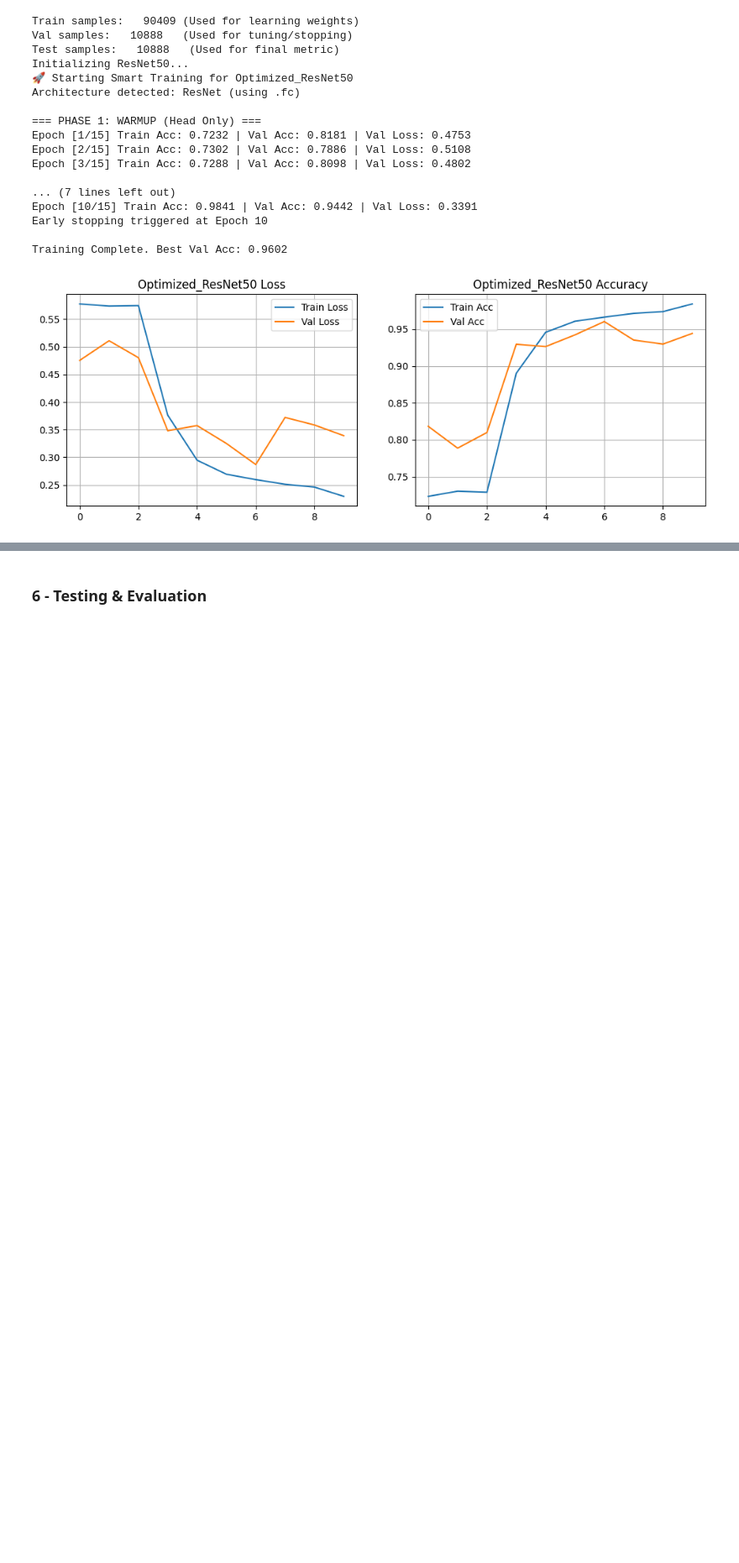
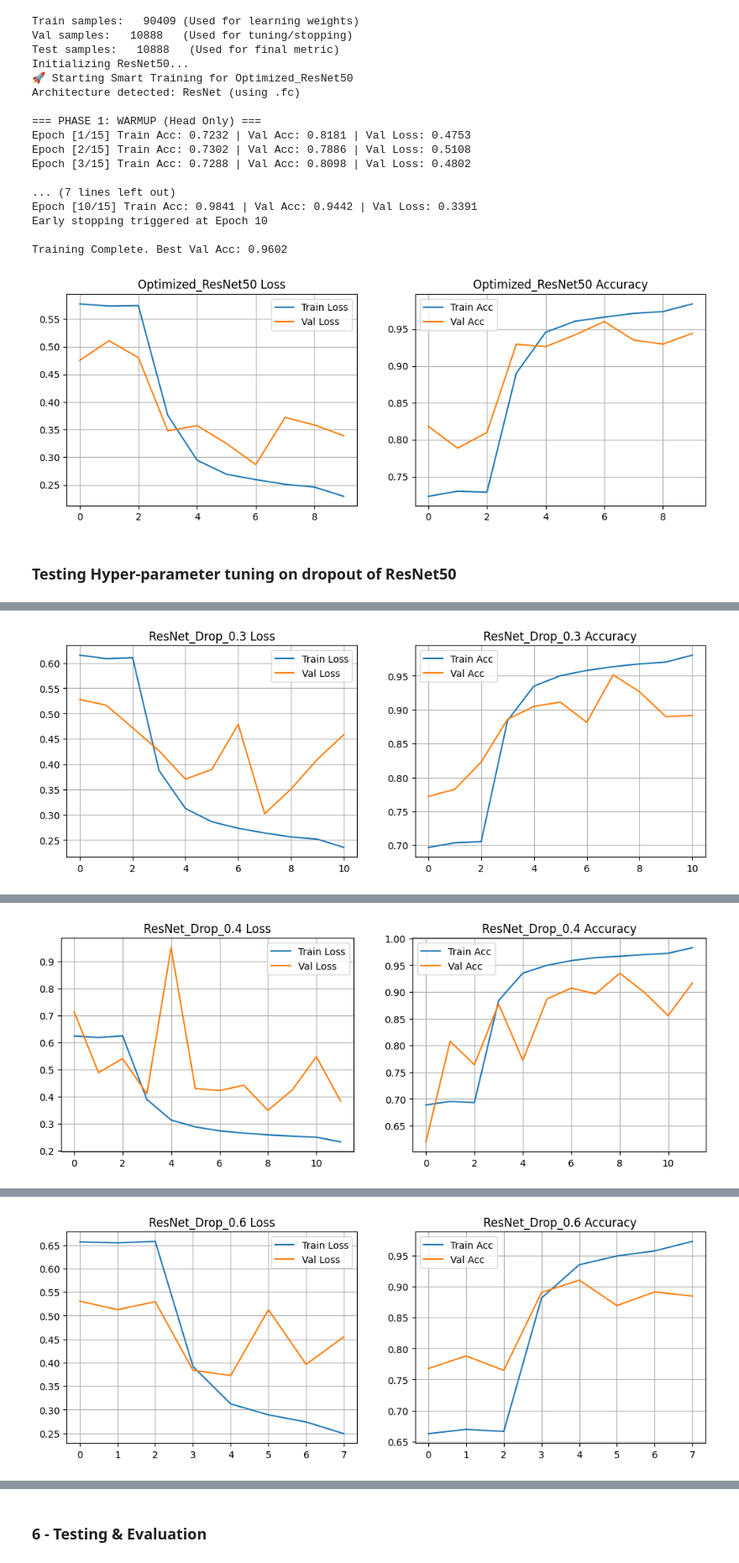
Before and after one commit to andrewbejjani/DeepFakeDetection, a Jupyter notebook: main.ipynb, the cells around one changed output, grey strips where cells are left out. Shown at 84% size. Drawn from its saved outputs; the diff is of its cells as text; code cells hidden in the pictures; blank space fills up the shorter version.

```diff
--- a/main.ipynb
+++ b/main.ipynb
@@ -662,3 +662,76 @@ Early stopping triggered at Epoch 10
 
 Training Complete. Best Val Acc: 0.9602
 [figure]
+# %% [markdown]
+### Testing Hyper-parameter tuning on dropout of ResNet50
+# %%
+# --- DROPOUT HYPERPARAMETER SEARCH ---
+
+# 1. Define the parameters to test
+# We skip 0.5 as you already have results for it
+dropout_rates = [0.3, 0.4, 0.6, 0.7]
+
+# Dictionary to store the best accuracy for each dropout rate
+results = {}
+
+# Data (ResNet standard is 224x224)
+train_loader_rn, val_loader_rn, _, _ = get_data_loaders(model_img_size=224, use_augmentation=True)
+
+print(f"🧪 Starting Dropout Grid Search on: {dropout_rates}")
+print("="*60)
+
+for p in dropout_rates:
+    print(f"\n\n>>> TESTING DROPOUT RATE: {p} <<<")
+
+    # 2. Re-Initialize a FRESH ResNet50 for every iteration
+    # Crucial: We must wipe the weights clean to ensure a fair test
+    model_search = models.resnet50(weights=models.ResNet50_Weights.IMAGENET1K_V1)
+
+    # 3. Apply the specific Dropout Rate
+    num_ftrs = model_search.fc.in_features
+    model_search.fc = nn.Sequential(
+        nn.Dropout(p=p),  # <--- Variable Dropout Here
+        nn.Linear(num_ftrs, 2)
+    )
+
+    model_search = model_search.to(DEVICE)
+
+    # 4. Train using the Smart Strategy
+    # We use 'train_loader_rn' and 'val_loader_rn' (ResNet specific loaders)
+    # Ensure these variables exist from your previous cells
+    _, history = train_smart_strategy(
+        model_search,
+        train_loader_rn,
+        val_loader_rn,
+        model_name=f"ResNet_Drop_{p}",
+        warmup_epochs=3,
+        finetune_epochs=12,
+        patience=3 # Aggressive stopping to save time
+    )
+
+    # 5. Log the Best Validation Accuracy
+    best_acc = max(history['val_acc'])
+    results[p] = best_acc
+    print(f"--> Done. Best Val Acc for Dropout {p}: {best_acc:.4f}")
+
+
+previous_result_05 = 0.9602
+results[0.5] = previous_result_05
+
+# --- FINAL REPORT ---
+print("\n" + "="*30)
+print("   DROPOUT SEARCH RESULTS   ")
+print("="*30)
+print(f"{'Dropout':<10} | {'Best Val Acc':<15}")
+print("-" * 30)
+
+# Sort by accuracy descending (Best on top)
+sorted_results = dict(sorted(results.items(), key=lambda item: item[1], reverse=True))
+
+for p, acc in sorted_results.items():
+    print(f"{p:<10} | {acc:.4f} ({acc*100:.2f}%)")
+
+best_dropout = list(sorted_results.keys())[0]
+print("="*30)
+print(f"🏆 WINNER: Dropout {best_dropout} with {sorted_results[best_dropout]*100:.2f}%")
+# %% [output]
@@ -664,0 +755 @@ Training Complete. Best Val Acc: 0.9602
+[figure, added]
@@ -664,0 +773 @@ Training Complete. Best Val Acc: 0.9602
+[figure, added]
@@ -664,0 +791 @@ Training Complete. Best Val Acc: 0.9602
+[figure, added]
```
Also changed, not shown: parts of 1 cell of this notebook, 4 other files.
